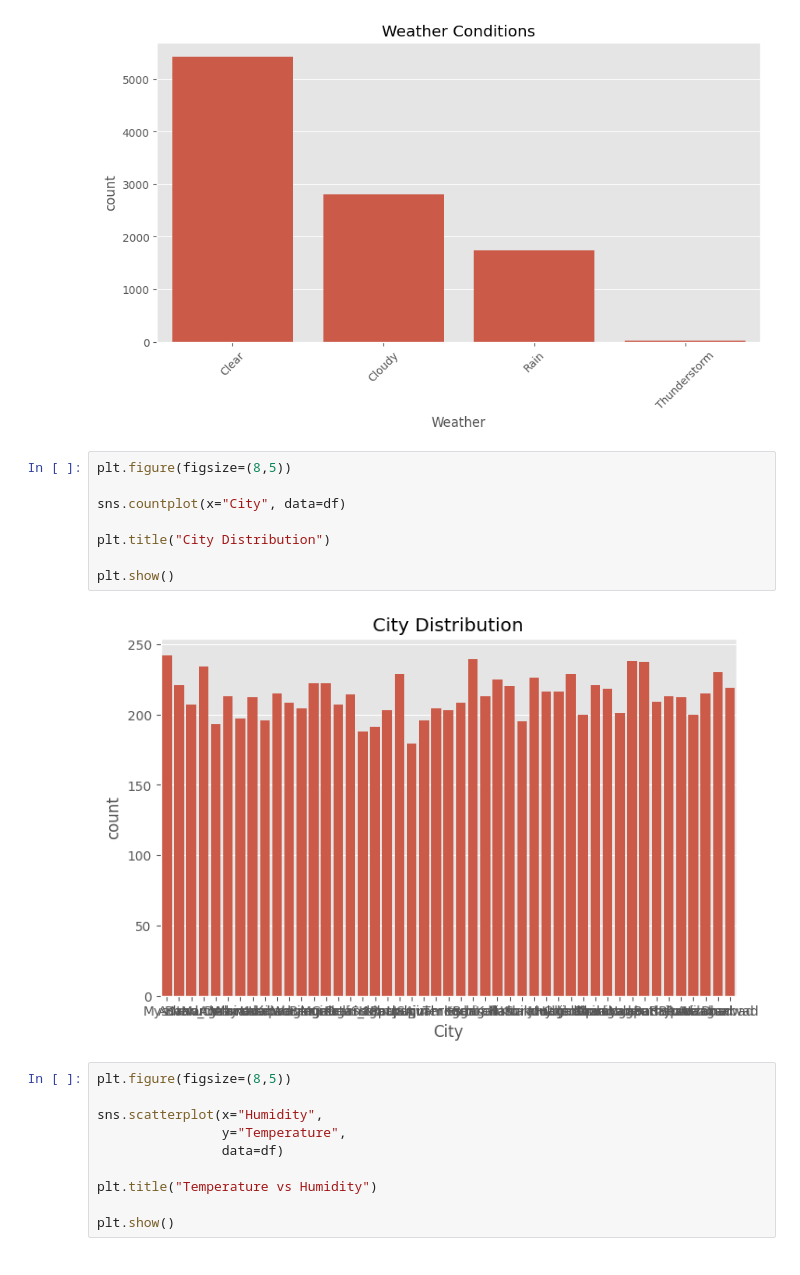
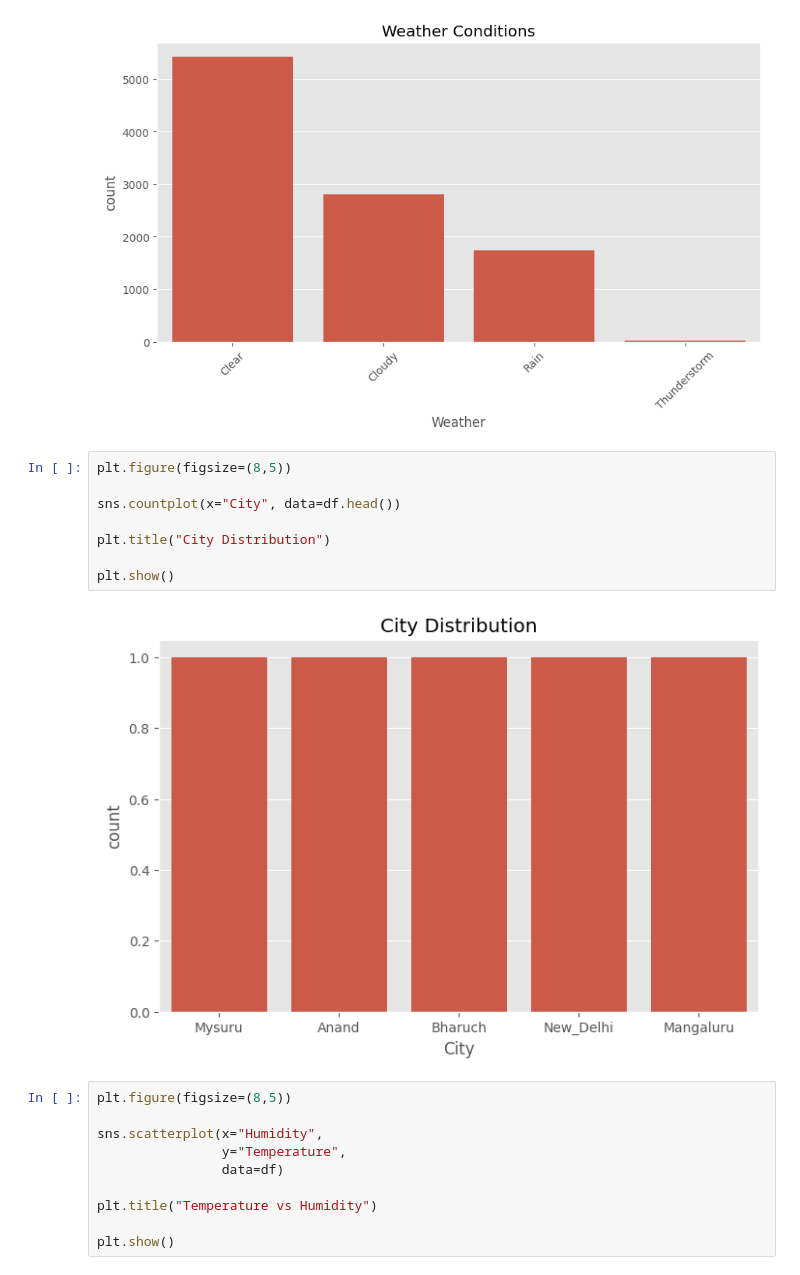
Before and after one commit to Dhanush-734/WeatherPredictionProject, a Jupyter notebook: notebooks/03_EDA.ipynb, the cells around one changed output. Saved outputs shown, nothing was run; the diff lists cells and outputs as text.

```diff
--- a/notebooks/03_EDA.ipynb
+++ b/notebooks/03_EDA.ipynb
@@ -136,13 +126,13 @@ plt.show()
 # %%
 plt.figure(figsize=(8,5))
 
-sns.countplot(x="City", data=df)
+sns.countplot(x="City", data=df.head())
 
 plt.title("City Distribution")
 
 plt.show()
 # %% [output]
-[figure, old version]
+[figure, new version]
 # %%
 plt.figure(figsize=(8,5))
 
```
Also changed, not shown: parts of 4 cells of this notebook, 8 other files.
